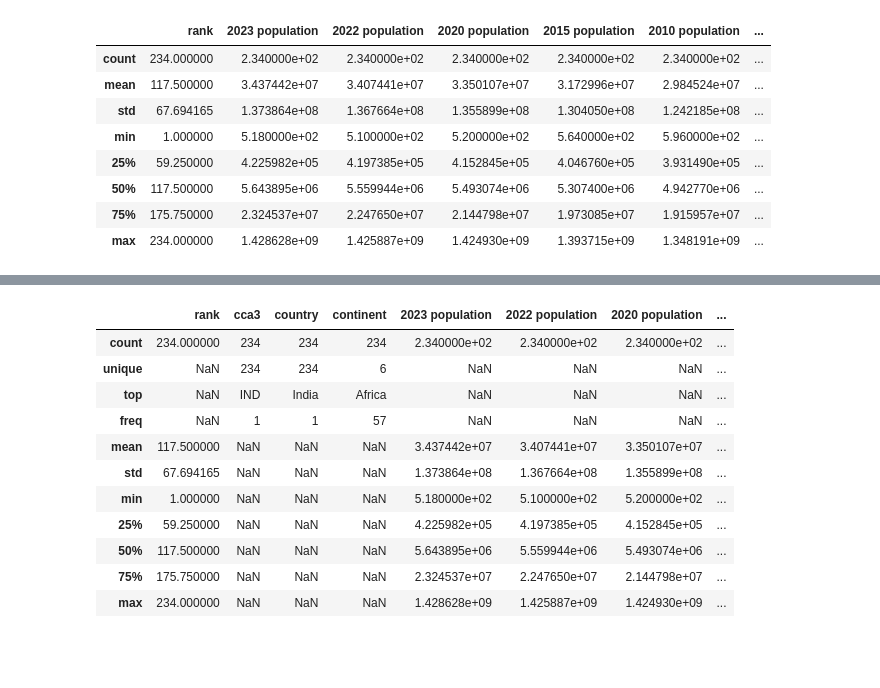
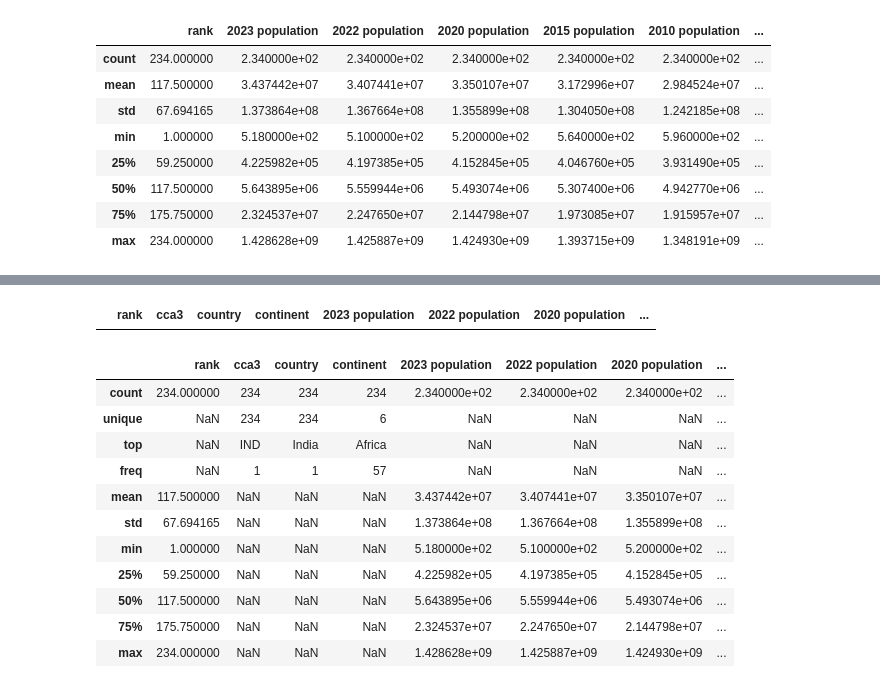
Before and after one commit to Adhim-IT/world-population-data-data-science, a Jupyter notebook: pts_s2.ipynb, the cells around one changed output, grey strips where cells are left out. Drawn from its saved outputs; the diff is of its cells as text; code cells hidden in the pictures; blank space fills up the shorter version.

```diff
--- a/pts_s2.ipynb
+++ b/pts_s2.ipynb
@@ -102,3 +143,7 @@ df.describe() #memberikan ringkasan statistik deskriptif untuk kolom-kolom numer
+# %%
+df[df.duplicated()] #cek data yg ada duplikatnya
+# %% [output]
+|  | rank | cca3 | country | continent | 2023 population | 2022 population | 2020 population | ... |
 # %%
 df.describe(include='all') #menghasilkan ringkasan statistik
 # %% [output]
```
Also changed, not shown: parts of 3 cells of this notebook.
